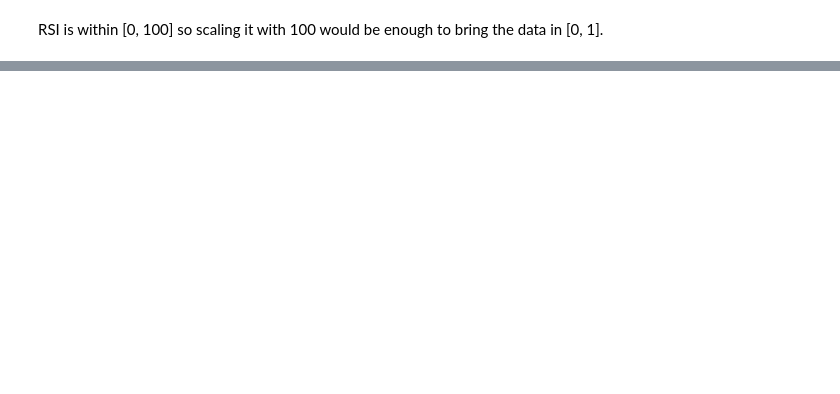
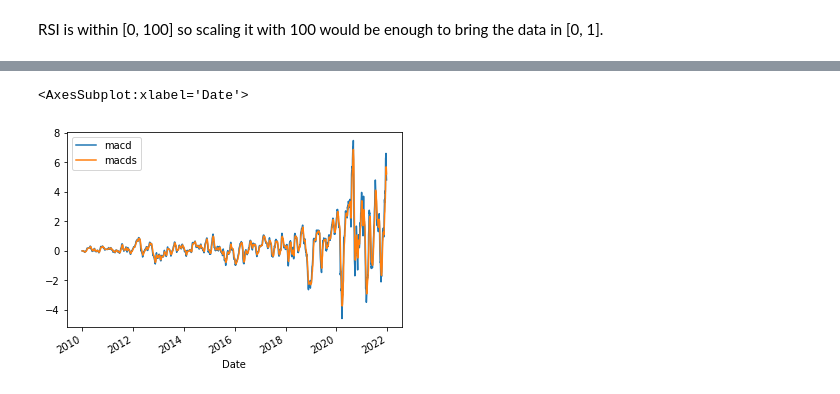
Before and after one commit to iusztinpaul/yacht, a Jupyter notebook: notebooks/technical_indicators.ipynb, the cells around one changed output, grey strips where cells are left out. Drawn from its saved outputs; the diff is of its cells as text; code cells hidden in the pictures; blank space fills up the shorter version.

```diff
--- a/notebooks/technical_indicators.ipynb
+++ b/notebooks/technical_indicators.ipynb
@@ -117,0 +128,5 @@ RSI is within [0, 100] so scaling it with 100 would be enough to bring the data
+# %%
+data[["macd", "macds"]].plot()
+# %% [output]
+<AxesSubplot:xlabel='Date'>
+[figure, added]
```
Also changed, not shown: parts of 14 cells of this notebook, 10 other files.
